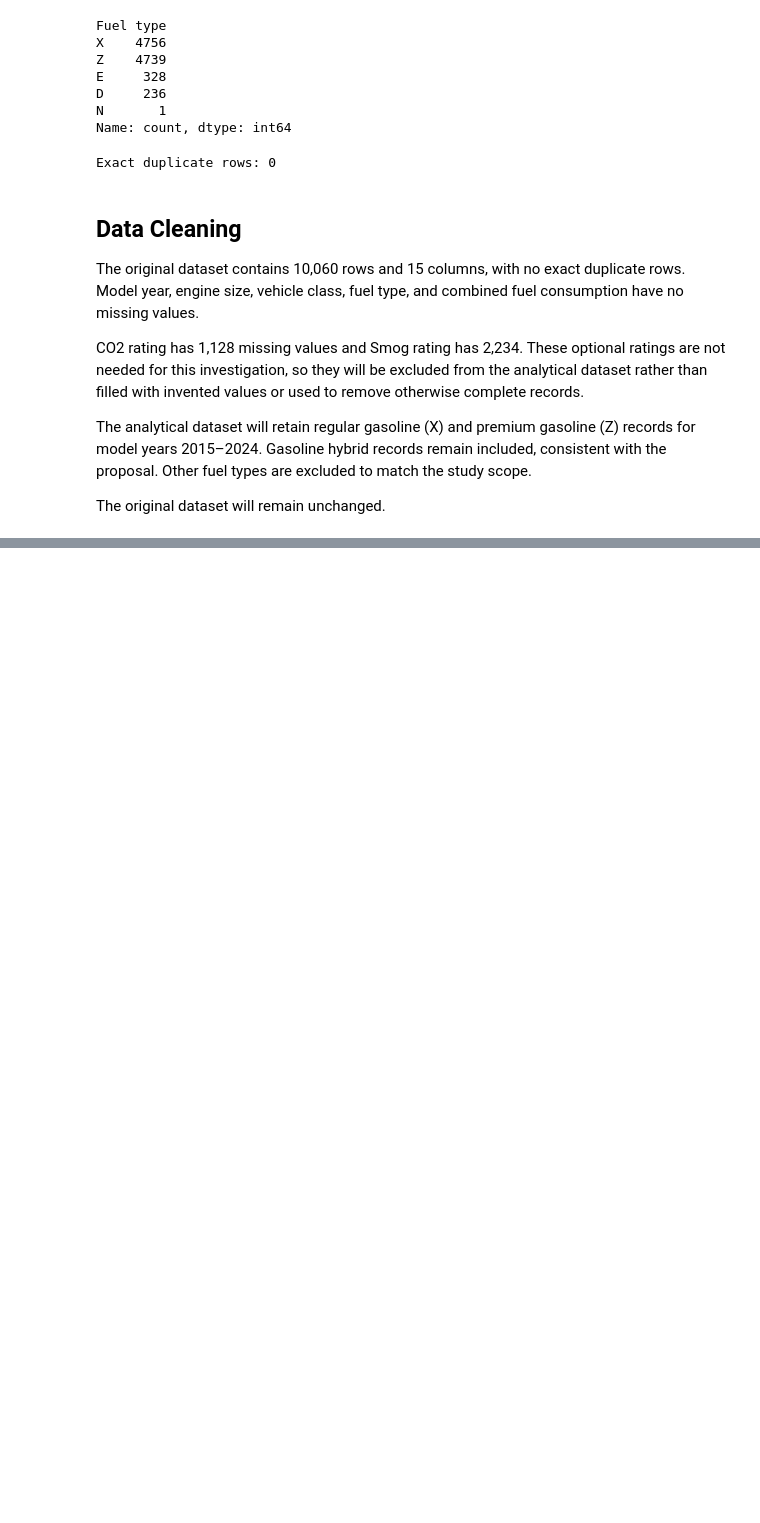
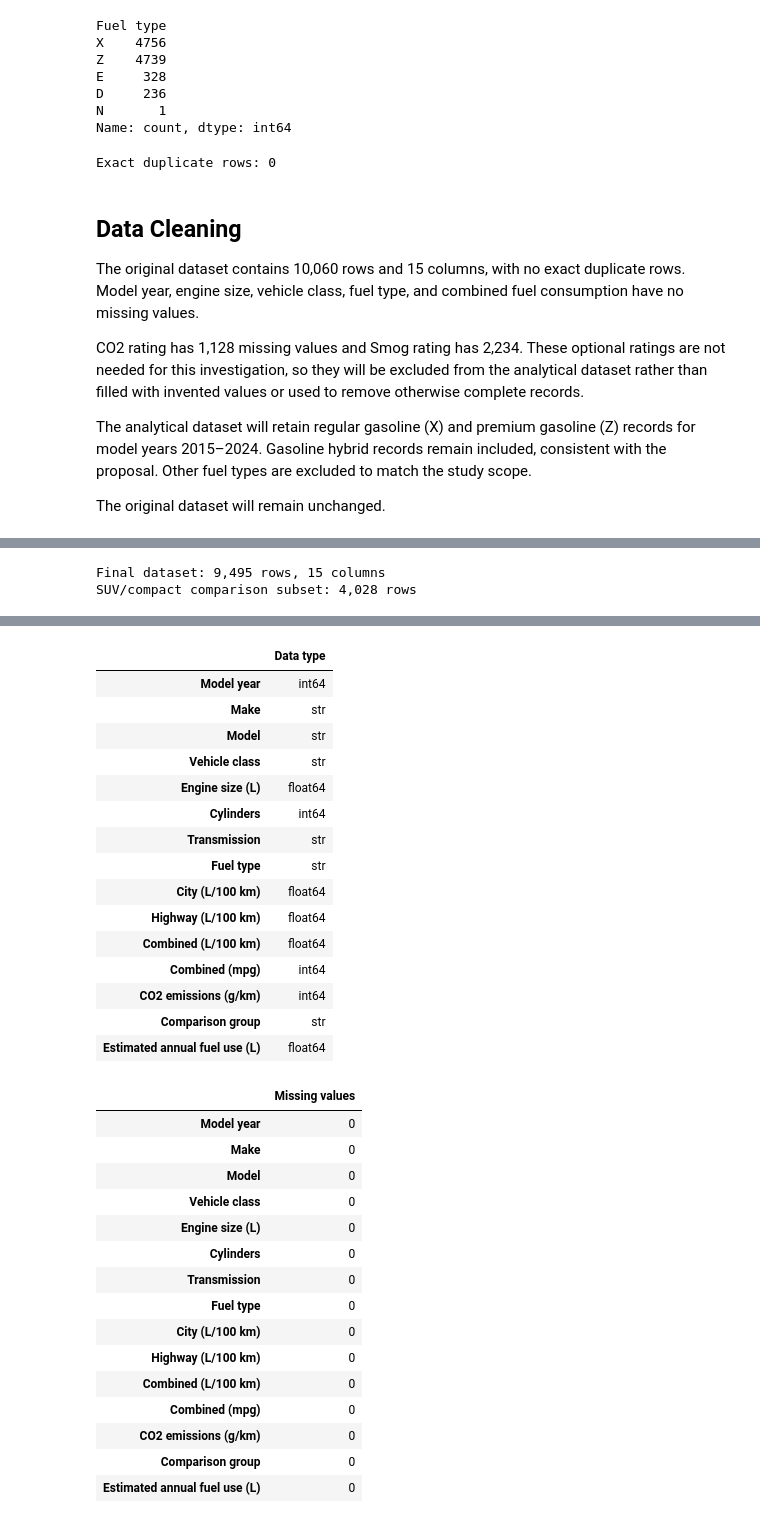
Before and after one commit to Mxxde-e/Canadian-Vehicle-Fuel-Analysis, a Jupyter notebook: Phase2/phase2.ipynb, the cells around one changed output, grey strips where cells are left out. Cells and saved outputs as stored; diff of their text form; code cells hidden in the pictures; blank space fills up the shorter version.

```diff
--- a/Phase2/phase2.ipynb
+++ b/Phase2/phase2.ipynb
@@ -194,0 +377,14 @@ Rows excluded by scope: 565
+# %%
+analytical = clean.reset_index(drop=True).copy()
+suv_compact = analytical.loc[
+    analytical["Comparison group"].isin(["SUV", "Compact"])
+].copy()
+
+print(f"Final dataset: {analytical.shape[0]:,} rows, {analytical.shape[1]} columns")
+print(f"SUV/compact comparison subset: {len(suv_compact):,} rows")
+display(analytical.head())
+display(analytical.dtypes.rename("Data type").to_frame())
+display(analytical.isna().sum().rename("Missing values").to_frame())
+# %% [output]
+Final dataset: 9,495 rows, 15 columns
+SUV/compact comparison subset: 4,028 rows
@@ -194,0 +397,32 @@ Rows excluded by scope: 565
+|  | Data type |
+| Model year | int64 |
+| Make | str |
+| Model | str |
+| Vehicle class | str |
+| Engine size (L) | float64 |
+| Cylinders | int64 |
+| Transmission | str |
+| Fuel type | str |
+| City (L/100 km) | float64 |
+| Highway (L/100 km) | float64 |
+| Combined (L/100 km) | float64 |
+| Combined (mpg) | int64 |
+| CO2 emissions (g/km) | int64 |
+| Comparison group | str |
+| Estimated annual fuel use (L) | float64 |
+|  | Missing values |
+| Model year | 0 |
+| Make | 0 |
+| Model | 0 |
+| Vehicle class | 0 |
+| Engine size (L) | 0 |
+| Cylinders | 0 |
+| Transmission | 0 |
+| Fuel type | 0 |
+| City (L/100 km) | 0 |
+| Highway (L/100 km) | 0 |
+| Combined (L/100 km) | 0 |
+| Combined (mpg) | 0 |
+| CO2 emissions (g/km) | 0 |
+| Comparison group | 0 |
+| Estimated annual fuel use (L) | 0 |
```
Also changed, not shown: parts of 8 cells of this notebook, 1 other file.
